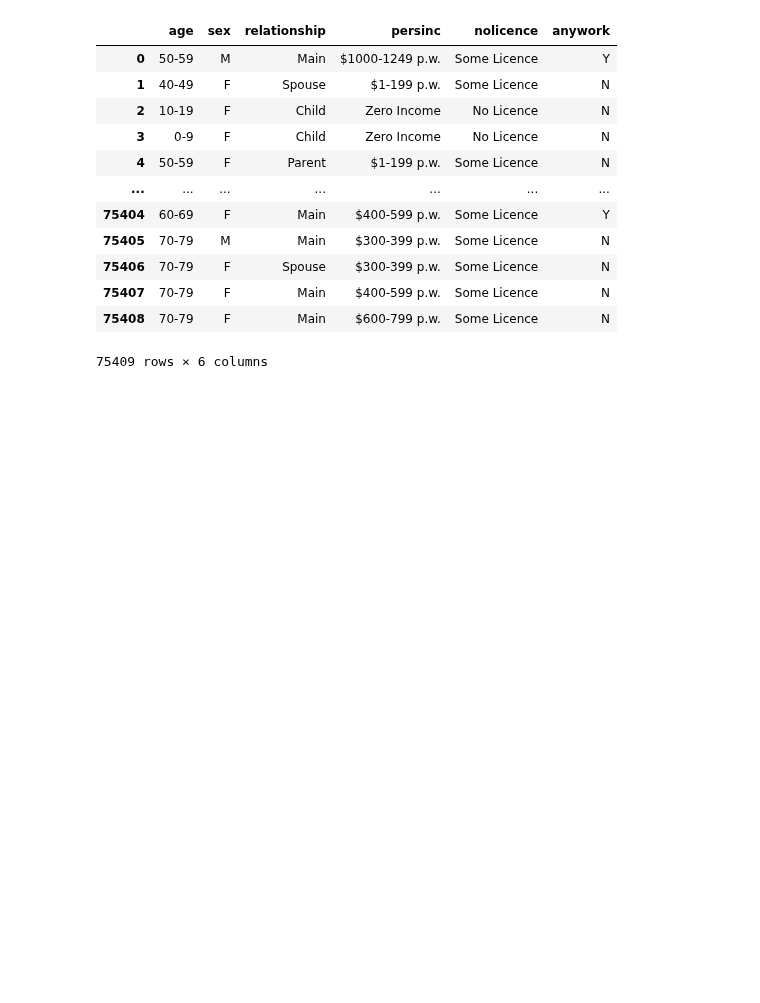
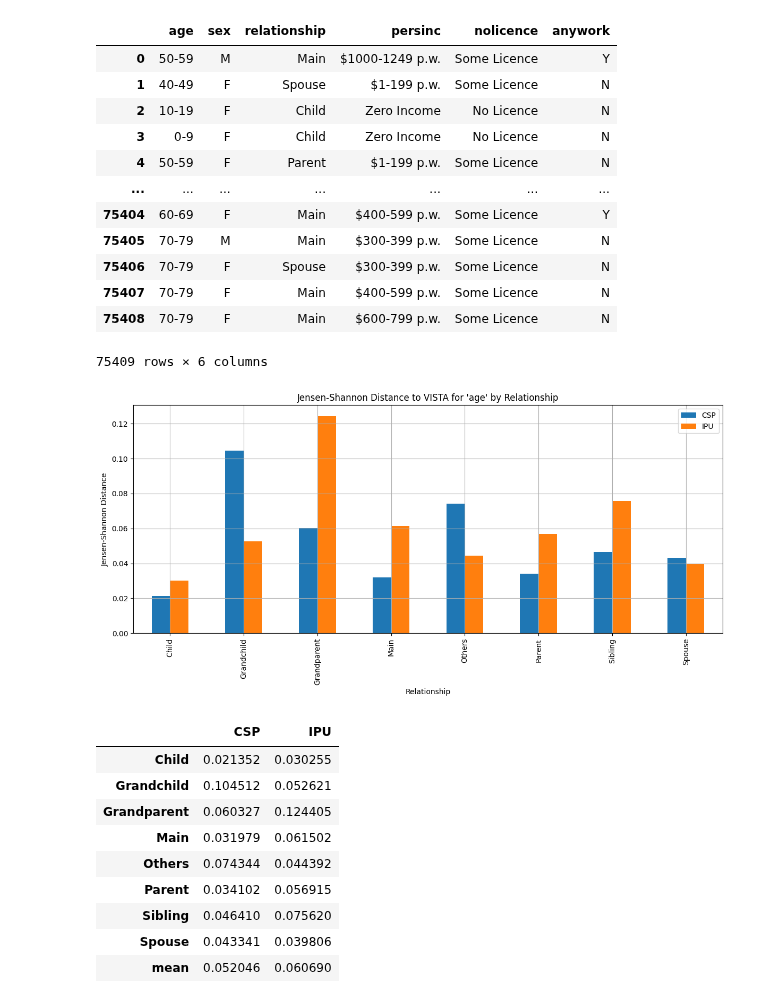
Before and after one commit to bobkatla/PopSyn_Monash, a Jupyter notebook: PopSynthesis/Analyse/relationships_check.ipynb, the cells around one changed output. Drawn from its saved outputs; the diff is of its cells as text; code cells hidden in the pictures; blank space fills up the shorter version.

```diff
--- a/PopSynthesis/Analyse/relationships_check.ipynb
+++ b/PopSynthesis/Analyse/relationships_check.ipynb
@@ -64,0 +116,14 @@ def compare_rela(check_data, rela, attr):
+# %%
+compare_jsd_to_vista(check, list(seed_data["relationship"].unique()), "age")
+# %% [output]
+[figure, added]
+|  | CSP | IPU |
+| Child | 0.021352 | 0.030255 |
+| Grandchild | 0.104512 | 0.052621 |
+| Grandparent | 0.060327 | 0.124405 |
+| Main | 0.031979 | 0.061502 |
+| Others | 0.074344 | 0.044392 |
+| Parent | 0.034102 | 0.056915 |
+| Sibling | 0.046410 | 0.075620 |
+| Spouse | 0.043341 | 0.039806 |
+| mean | 0.052046 | 0.060690 |
```
Also changed, not shown: parts of 4 cells of this notebook.
